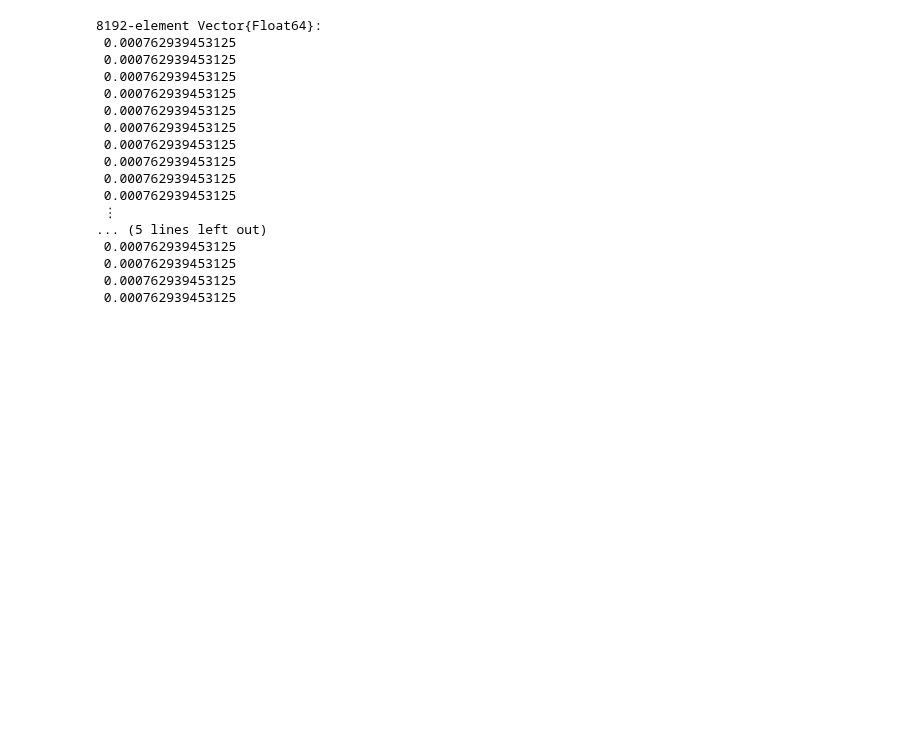
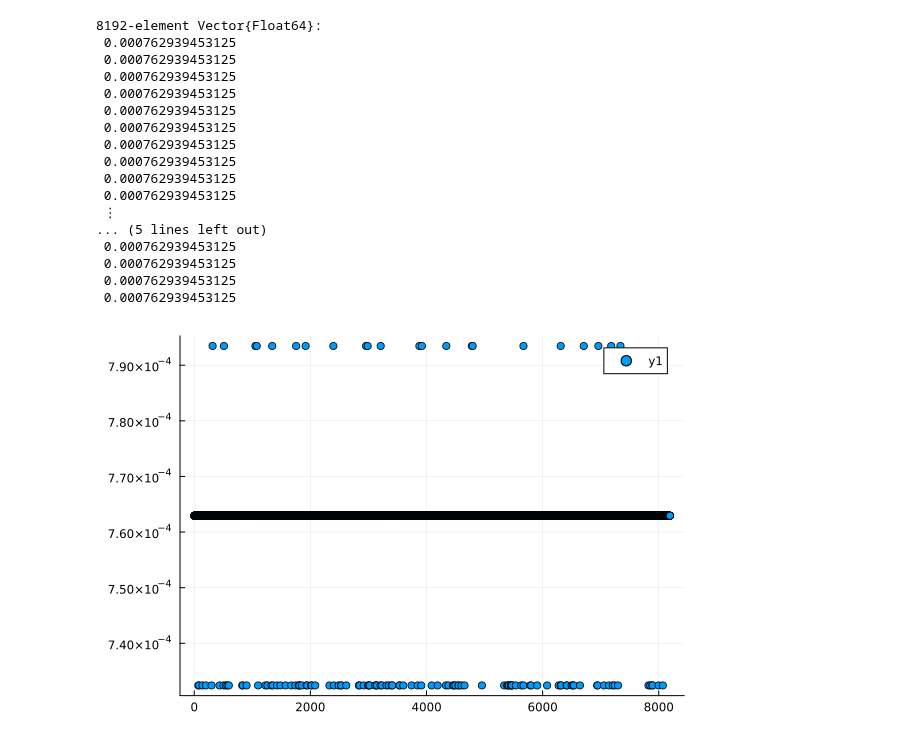
Before and after one commit to e34smith/LOO_PIT_Manual, a Jupyter notebook: Field_Level_Data/Manual_LOO_PIT_Field.ipynb, the cells around one changed output. Saved outputs shown, nothing was run; the diff lists cells and outputs as text; code cells hidden in the pictures; blank space fills up the shorter version.

Commit message:
March 23rd progress, attempting psis weights inclusion and visualization of manual loo pit values

```diff
--- a/Field_Level_Data/Manual_LOO_PIT_Field.ipynb
+++ b/Field_Level_Data/Manual_LOO_PIT_Field.ipynb
@@ -421,3 +421,8 @@ loo_pit_values
  0.000762939453125
  0.000762939453125
  0.000762939453125
+# %%
+using Plots
+Plots.scatter(loo_pit_values)
+# %% [output]
+[figure, added]
```
Also changed, not shown: parts of 5 cells of this notebook, 1 other file.
